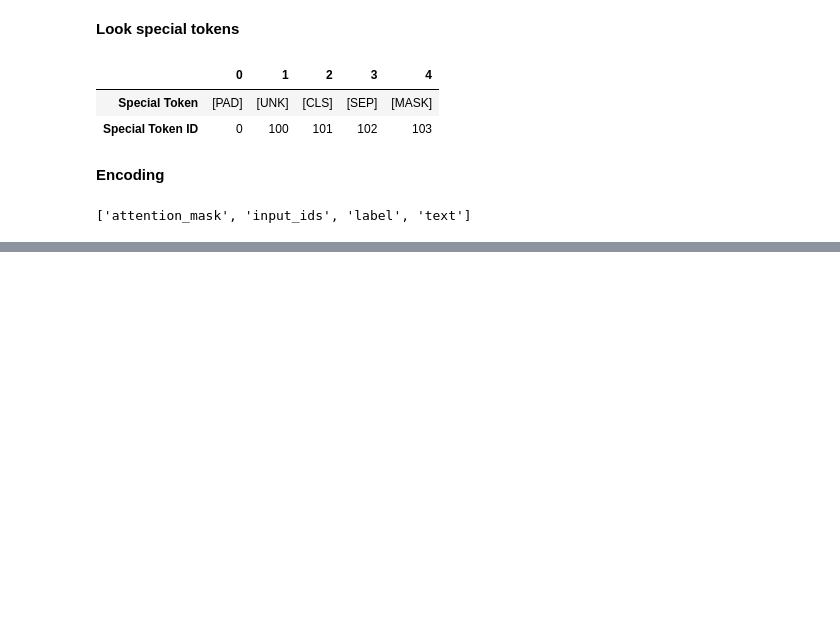
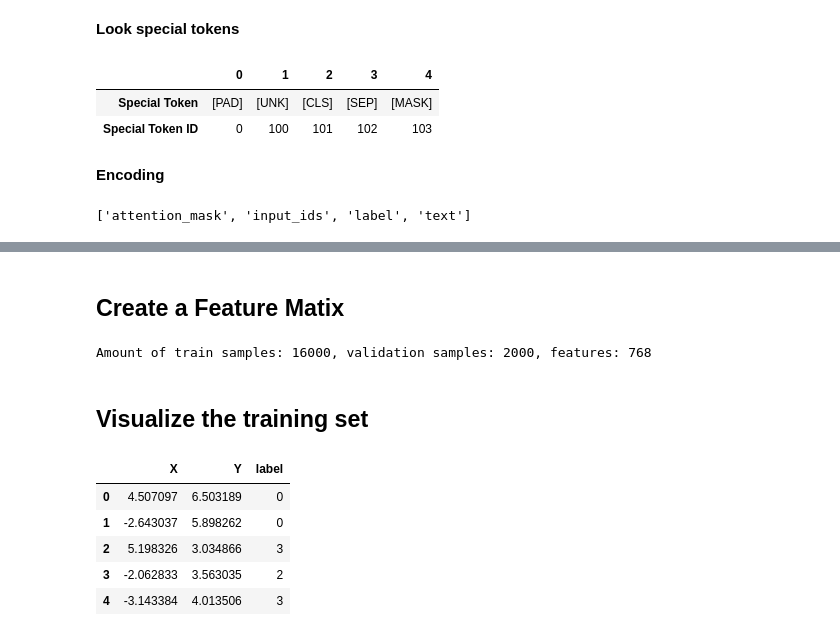
Before and after one commit to neemiasbsilva/case-study-data-science, a Jupyter notebook: sentiment_detection/notebooks/sentiment_detection.ipynb, the cells around one changed output, grey strips where cells are left out. Saved outputs shown, nothing was run; the diff lists cells and outputs as text; code cells hidden in the pictures; blank space fills up the shorter version.

```diff
--- a/sentiment_detection/notebooks/sentiment_detection.ipynb
+++ b/sentiment_detection/notebooks/sentiment_detection.ipynb
@@ -170,0 +189,2 @@ model = AutoModel.from_pretrained(model_ckpt).to(device)
+# %%
+emotions_hidden = emotions_encoded.map(extract_hidden_states, batched=True)
@@ -170,0 +195,29 @@ model = AutoModel.from_pretrained(model_ckpt).to(device)
+# %% [markdown]
+## Create a Feature Matix
+# %%
+X_train = np.array(emotions_hidden["train"]["hidden_state"])
+y_train = np.array(emotions_hidden["train"]["label"])
+X_valid = np.array(emotions_hidden["validation"]["hidden_state"])
+y_valid = np.array(emotions_hidden["validation"]["label"])
+
+print(f"Amount of train samples: {len(X_train)}, validation samples: {len(X_valid)}, features: {X_train.shape[1]}")
+# %% [output]
+Amount of train samples: 16000, validation samples: 2000, features: 768
+# %% [markdown]
+## Visualize the training set
+# %%
+scaler = MinMaxScaler()
+X_scalled = scaler.fit_transform(X_train)
+# %%
+mapper = UMAP(n_components=2, metric="cosine").fit(X_scalled)
+# %%
+df_emb = pd.DataFrame(mapper.embedding_, columns=["X", "Y"])
+df_emb["label"] = y_train
+df_emb.head()
+# %% [output]
+|  | X | Y | label |
+| 0 | 4.507097 | 6.503189 | 0 |
+| 1 | -2.643037 | 5.898262 | 0 |
+| 2 | 5.198326 | 3.034866 | 3 |
+| 3 | -2.062833 | 3.563035 | 2 |
+| 4 | -3.143384 | 4.013506 | 3 |
```
Also changed, not shown: parts of 25 cells of this notebook.
